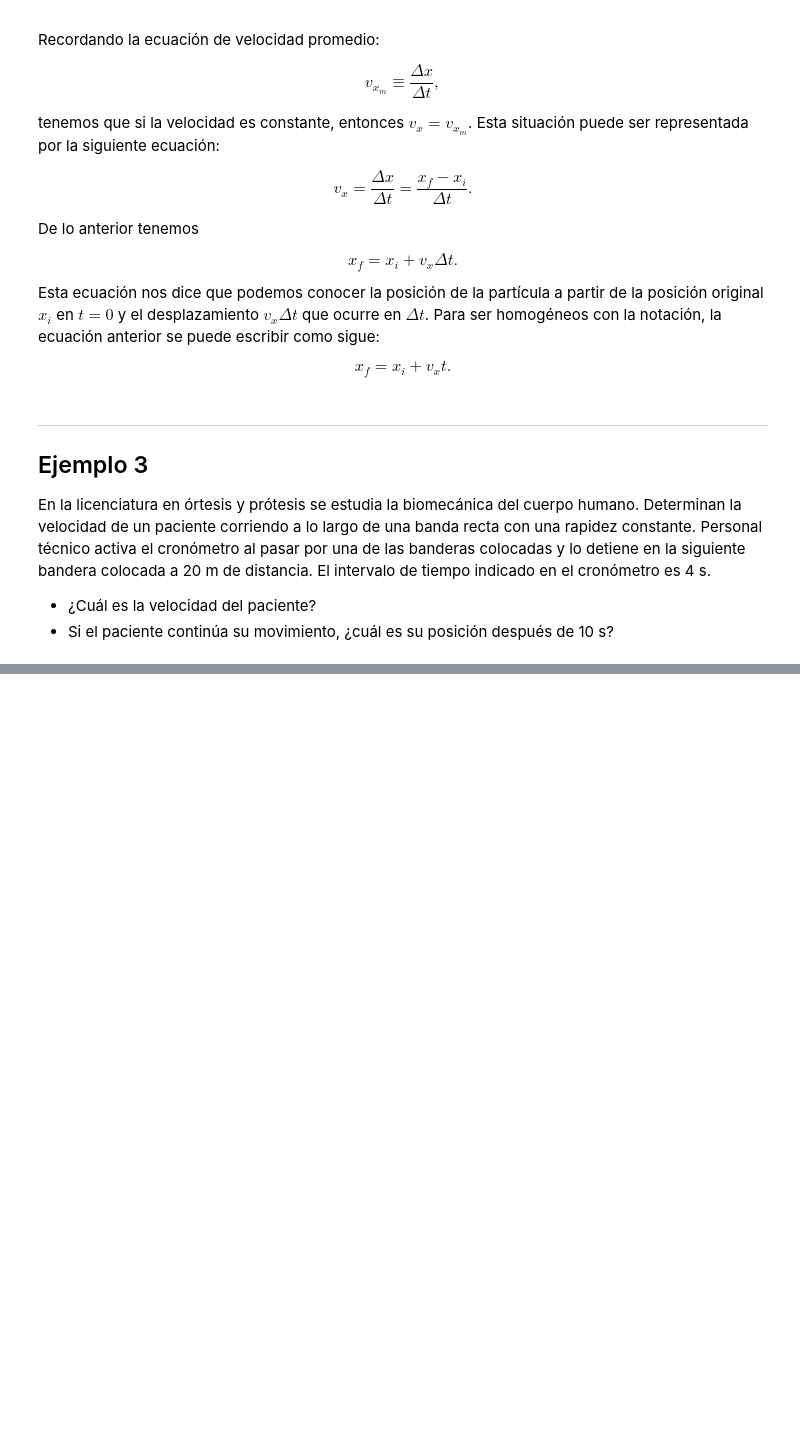
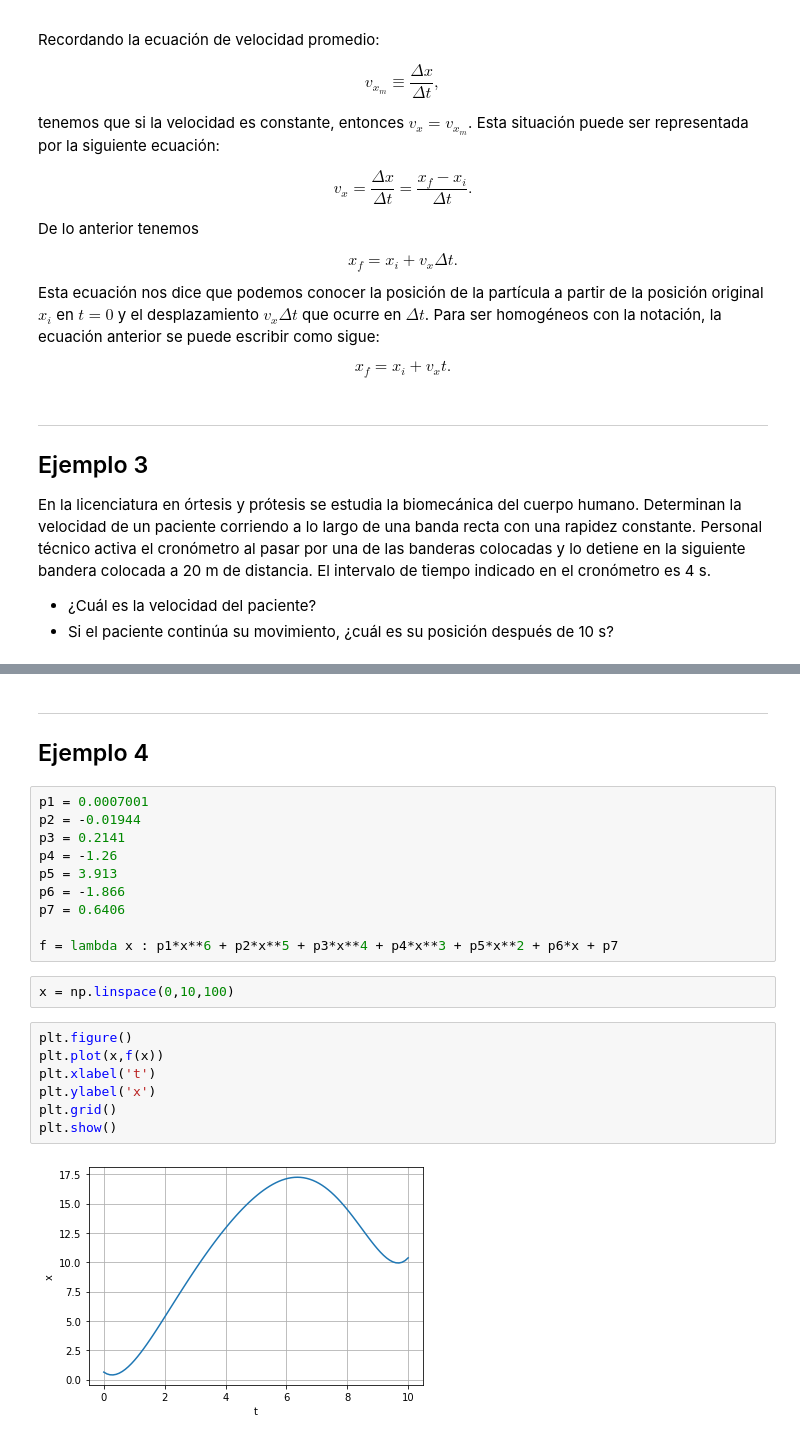
Before and after one commit to jesolisp/MEC_CLAS_2022_2, a Jupyter notebook: notebooks/Unidad_II.ipynb, the cells around one changed output, grey strips where cells are left out. Drawn from its saved outputs; the diff is of its cells as text; blank space fills up the shorter version.

```diff
--- a/notebooks/Unidad_II.ipynb
+++ b/notebooks/Unidad_II.ipynb
@@ -277,0 +322,24 @@ Consideremos ahora que la partícula se mueve sobre una trayectoria curva con un
+# %% [markdown]
+---
+## Ejemplo 4
+# %%
+p1 = 0.0007001
+p2 = -0.01944
+p3 = 0.2141
+p4 = -1.26
+p5 = 3.913
+p6 = -1.866
+p7 = 0.6406
+
+f = lambda x : p1*x**6 + p2*x**5 + p3*x**4 + p4*x**3 + p5*x**2 + p6*x + p7
+# %%
+x = np.linspace(0,10,100)
+# %%
+plt.figure()
+plt.plot(x,f(x))
+plt.xlabel('t')
+plt.ylabel('x')
+plt.grid()
+plt.show()
+# %% [output]
+[figure, added]
```
Also changed, not shown: parts of 3 cells of this notebook.
